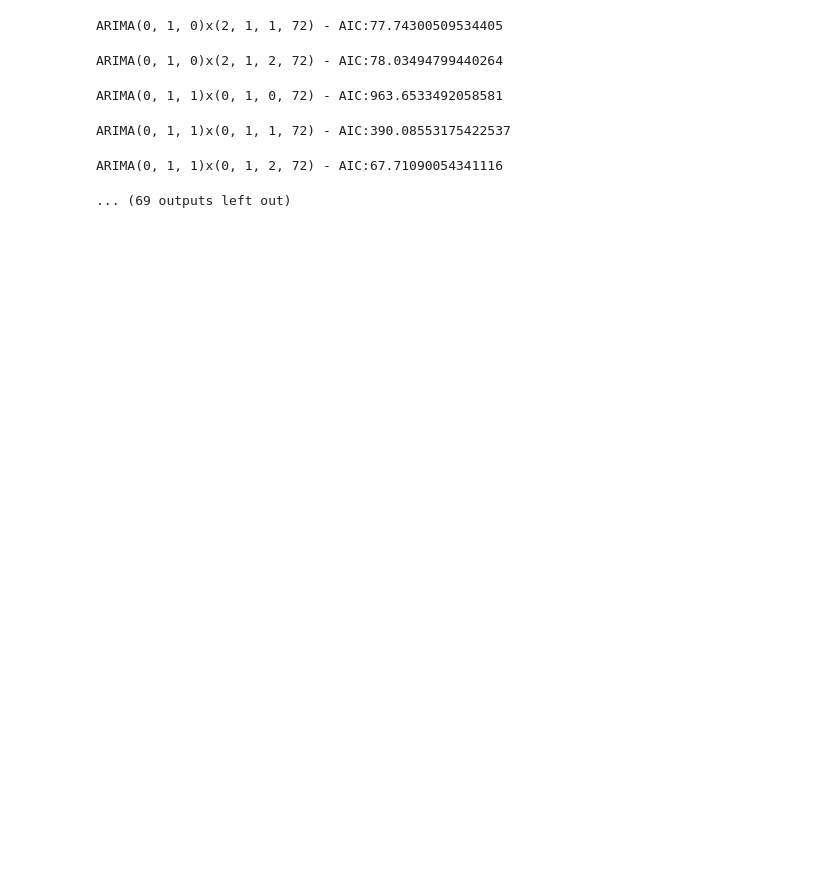
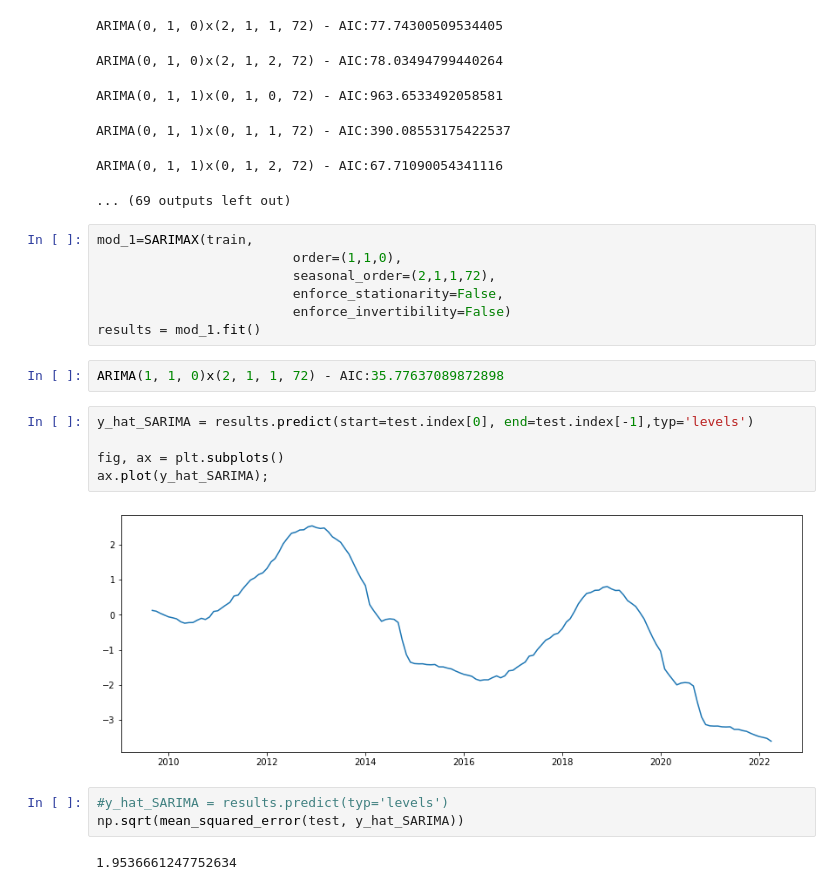
Before and after one commit to mychaldubyk/Federal-Funds-Rate-Analysis, a Jupyter notebook: Working_Notebooks/Capstone_new.ipynb, the cells around one changed output. Saved outputs shown, nothing was run; the diff lists cells and outputs as text; blank space fills up the shorter version.

```diff
--- a/Working_Notebooks/Capstone_new.ipynb
+++ b/Working_Notebooks/Capstone_new.ipynb
@@ -1568,3 +1398,24 @@ ARIMA(0, 1, 1)x(0, 1, 0, 72) - AIC:963.6533492058581
 ARIMA(0, 1, 1)x(0, 1, 1, 72) - AIC:390.08553175422537
 ARIMA(0, 1, 1)x(0, 1, 2, 72) - AIC:67.71090054341116
 ... (69 outputs left out)
+# %%
+mod_1=SARIMAX(train,
+                         order=(1,1,0),
+                         seasonal_order=(2,1,1,72),
+                         enforce_stationarity=False,
+                         enforce_invertibility=False)
+results = mod_1.fit()
+# %%
+ARIMA(1, 1, 0)x(2, 1, 1, 72) - AIC:35.77637089872898
+# %%
+y_hat_SARIMA = results.predict(start=test.index[0], end=test.index[-1],typ='levels')
+
+fig, ax = plt.subplots()
+ax.plot(y_hat_SARIMA);
+# %% [output]
+[figure, added]
+# %%
+#y_hat_SARIMA = results.predict(typ='levels')
+np.sqrt(mean_squared_error(test, y_hat_SARIMA))
+# %% [output]
+1.9536661247752634
```
Also changed, not shown: parts of 62 cells of this notebook.
